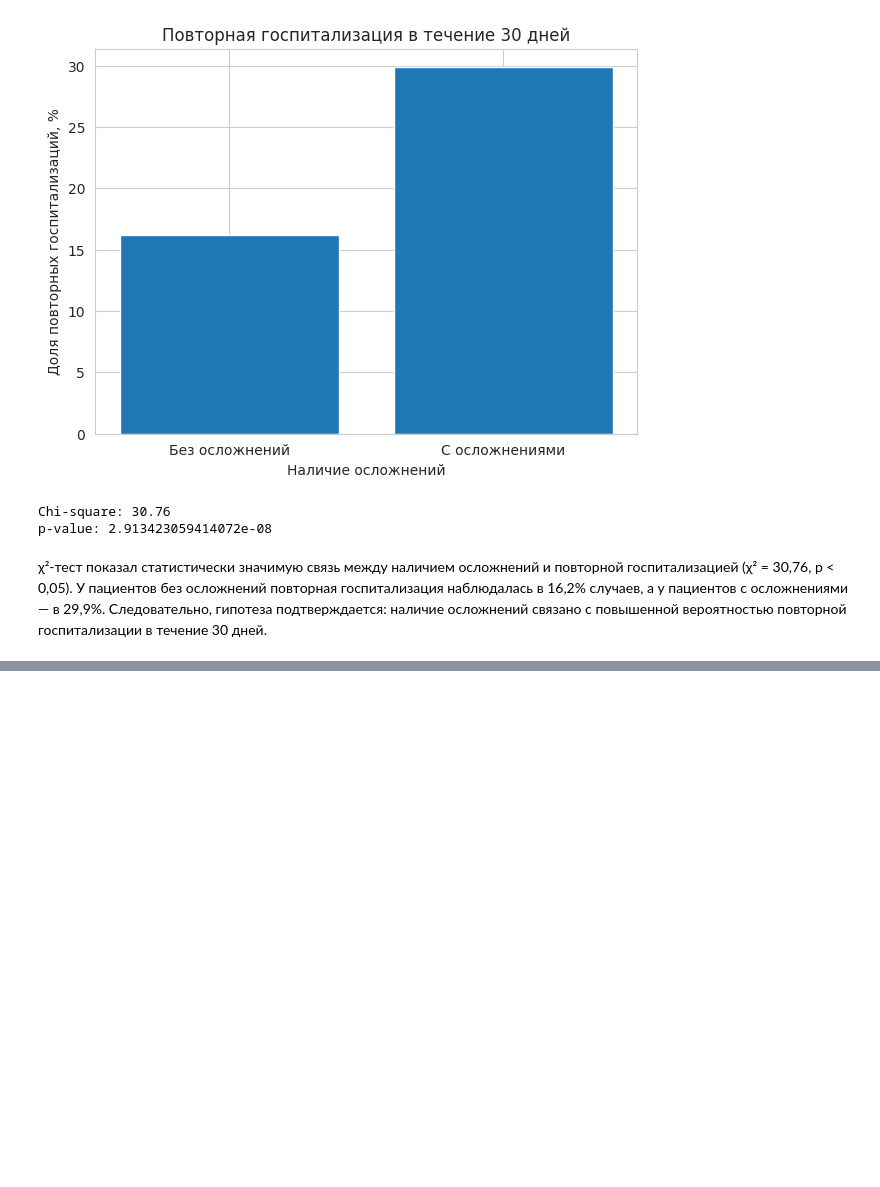
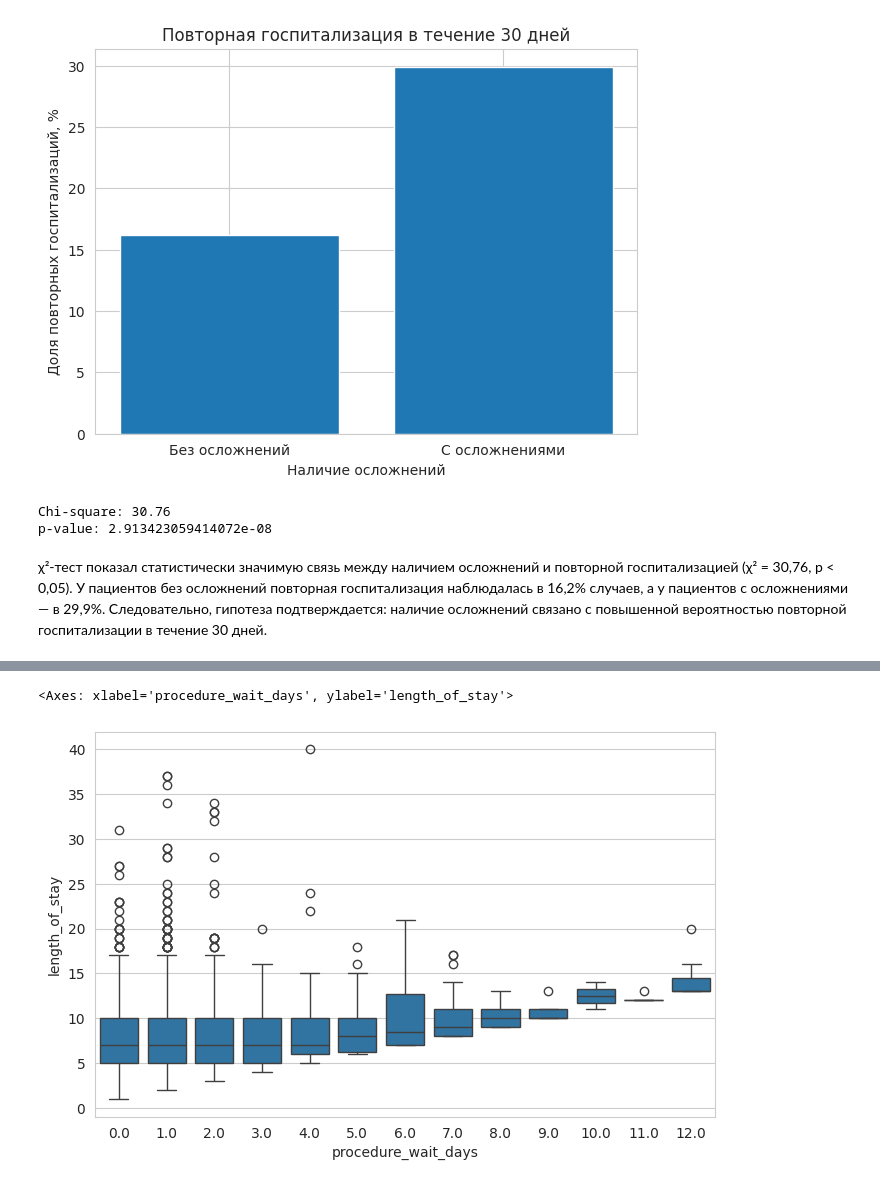
Before and after one commit to Fixer1313/DA_case5, a Jupyter notebook: notebooks/02_hypotheses.ipynb, the cells around one changed output, grey strips where cells are left out. Cells and saved outputs as stored; diff of their text form; code cells hidden in the pictures; blank space fills up the shorter version.

```diff
--- a/notebooks/02_hypotheses.ipynb
+++ b/notebooks/02_hypotheses.ipynb
@@ -609,0 +515,11 @@ p-value: 2.913423059414072e-08
+# %%
+#Зависимость length of stay от procedure wait
+
+sns.boxplot(
+    data=df,
+    x='procedure_wait_days',
+    y='length_of_stay'
+)
+# %% [output]
+<Axes: xlabel='procedure_wait_days', ylabel='length_of_stay'>
+[figure, added]
```
Also changed, not shown: parts of 34 cells of this notebook.
